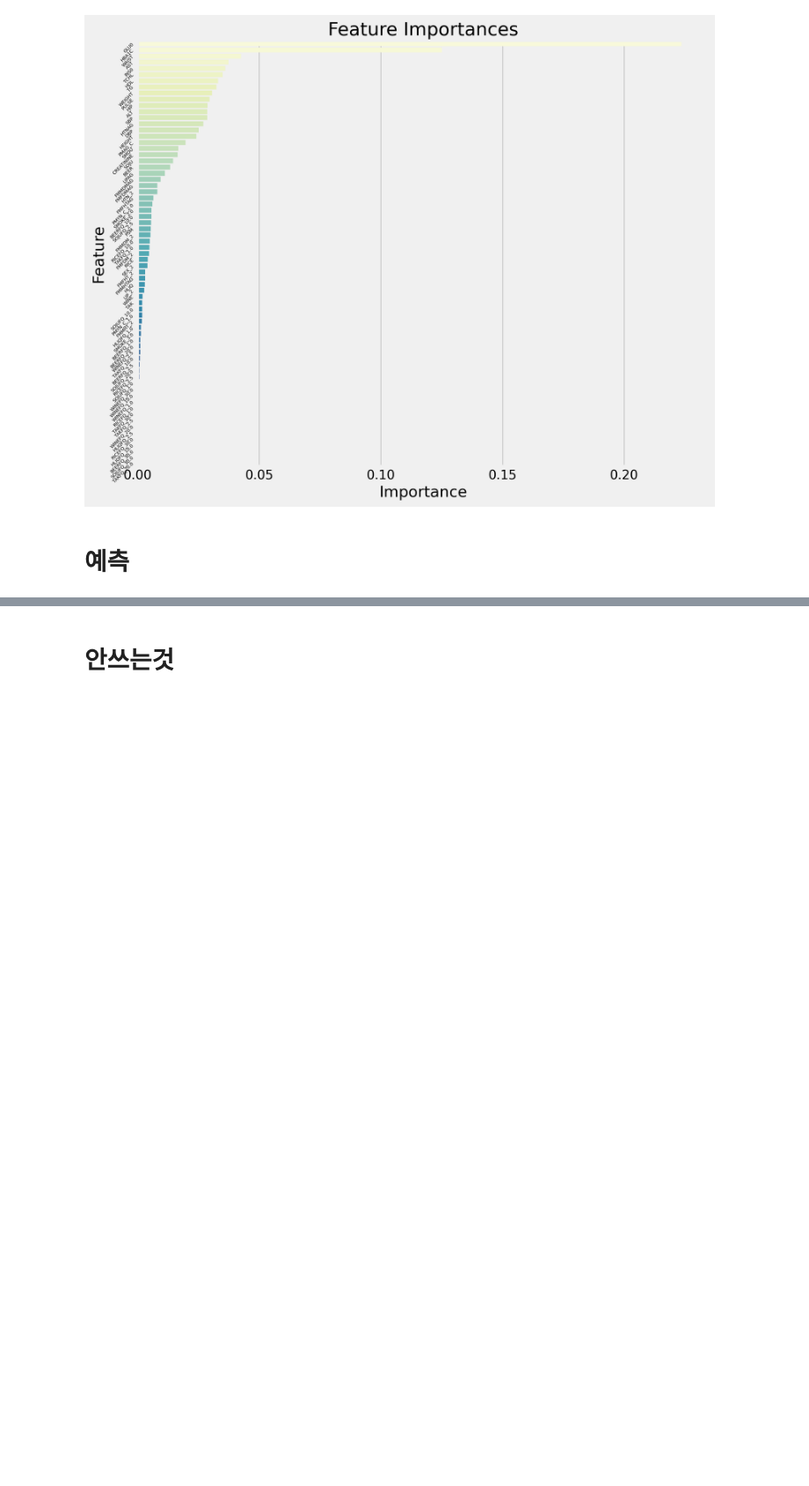
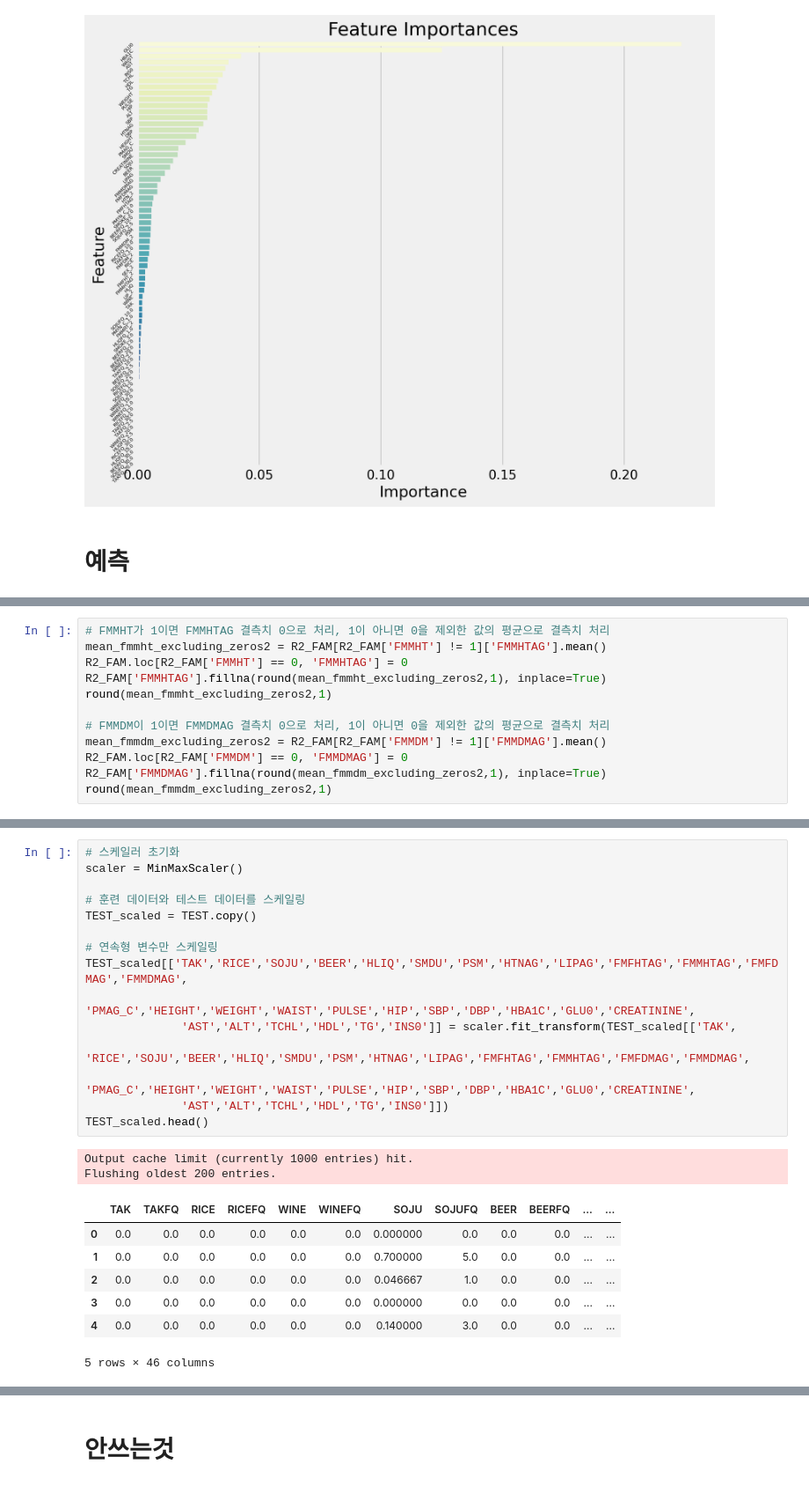
Before and after one commit to JOyongho4/DARTB4, a Jupyter notebook: KoreanHealthRecords.ipynb, the cells around one changed output, grey strips where cells are left out. Shown at 88% size. Drawn from its saved outputs; the diff is of its cells as text; blank space fills up the shorter version.

```diff
--- a/KoreanHealthRecords.ipynb
+++ b/KoreanHealthRecords.ipynb
@@ -720,0 +1106,12 @@ Passing `palette` without assigning `hue` is deprecated and will be removed in v
+# %%
+# FMMHT가 1이면 FMMHTAG 결측치 0으로 처리, 1이 아니면 0을 제외한 값의 평균으로 결측치 처리
+mean_fmmht_excluding_zeros2 = R2_FAM[R2_FAM['FMMHT'] != 1]['FMMHTAG'].mean()
+R2_FAM.loc[R2_FAM['FMMHT'] == 0, 'FMMHTAG'] = 0
+R2_FAM['FMMHTAG'].fillna(round(mean_fmmht_excluding_zeros2,1), inplace=True)
+round(mean_fmmht_excluding_zeros2,1)
+
+# FMMDM이 1이면 FMMDMAG 결측치 0으로 처리, 1이 아니면 0을 제외한 값의 평균으로 결측치 처리
+mean_fmmdm_excluding_zeros2 = R2_FAM[R2_FAM['FMMDM'] != 1]['FMMDMAG'].mean()
+R2_FAM.loc[R2_FAM['FMMDM'] == 0, 'FMMDMAG'] = 0
+R2_FAM['FMMDMAG'].fillna(round(mean_fmmdm_excluding_zeros2,1), inplace=True)
+round(mean_fmmdm_excluding_zeros2,1)
@@ -720,0 +1244,25 @@ Passing `palette` without assigning `hue` is deprecated and will be removed in v
+# %%
+# 스케일러 초기화
+scaler = MinMaxScaler()
+
+# 훈련 데이터와 테스트 데이터를 스케일링
+TEST_scaled = TEST.copy()
+
+# 연속형 변수만 스케일링
+TEST_scaled[['TAK','RICE','SOJU','BEER','HLIQ','SMDU','PSM','HTNAG','LIPAG','FMFHTAG','FMMHTAG','FMFDMAG','FMMDMAG',
+              'PMAG_C','HEIGHT','WEIGHT','WAIST','PULSE','HIP','SBP','DBP','HBA1C','GLU0','CREATININE',
+              'AST','ALT','TCHL','HDL','TG','INS0']] = scaler.fit_transform(TEST_scaled[['TAK',
+              'RICE','SOJU','BEER','HLIQ','SMDU','PSM','HTNAG','LIPAG','FMFHTAG','FMMHTAG','FMFDMAG','FMMDMAG',
+              'PMAG_C','HEIGHT','WEIGHT','WAIST','PULSE','HIP','SBP','DBP','HBA1C','GLU0','CREATININE',
+              'AST','ALT','TCHL','HDL','TG','INS0']])
+TEST_scaled.head()
+# %% [output]
+Output cache limit (currently 1000 entries) hit.
+Flushing oldest 200 entries.
+|  | TAK | TAKFQ | RICE | RICEFQ | WINE | WINEFQ | SOJU | SOJUFQ | BEER | BEERFQ | ... | ... |
+| 0 | 0.0 | 0.0 | 0.0 | 0.0 | 0.0 | 0.0 | 0.000000 | 0.0 | 0.0 | 0.0 | ... | ... |
+| 1 | 0.0 | 0.0 | 0.0 | 0.0 | 0.0 | 0.0 | 0.700000 | 5.0 | 0.0 | 0.0 | ... | ... |
+| 2 | 0.0 | 0.0 | 0.0 | 0.0 | 0.0 | 0.0 | 0.046667 | 1.0 | 0.0 | 0.0 | ... | ... |
+| 3 | 0.0 | 0.0 | 0.0 | 0.0 | 0.0 | 0.0 | 0.000000 | 0.0 | 0.0 | 0.0 | ... | ... |
+| 4 | 0.0 | 0.0 | 0.0 | 0.0 | 0.0 | 0.0 | 0.140000 | 3.0 | 0.0 | 0.0 | ... | ... |
+5 rows × 46 columns
```
Also changed, not shown: parts of 52 cells of this notebook.
